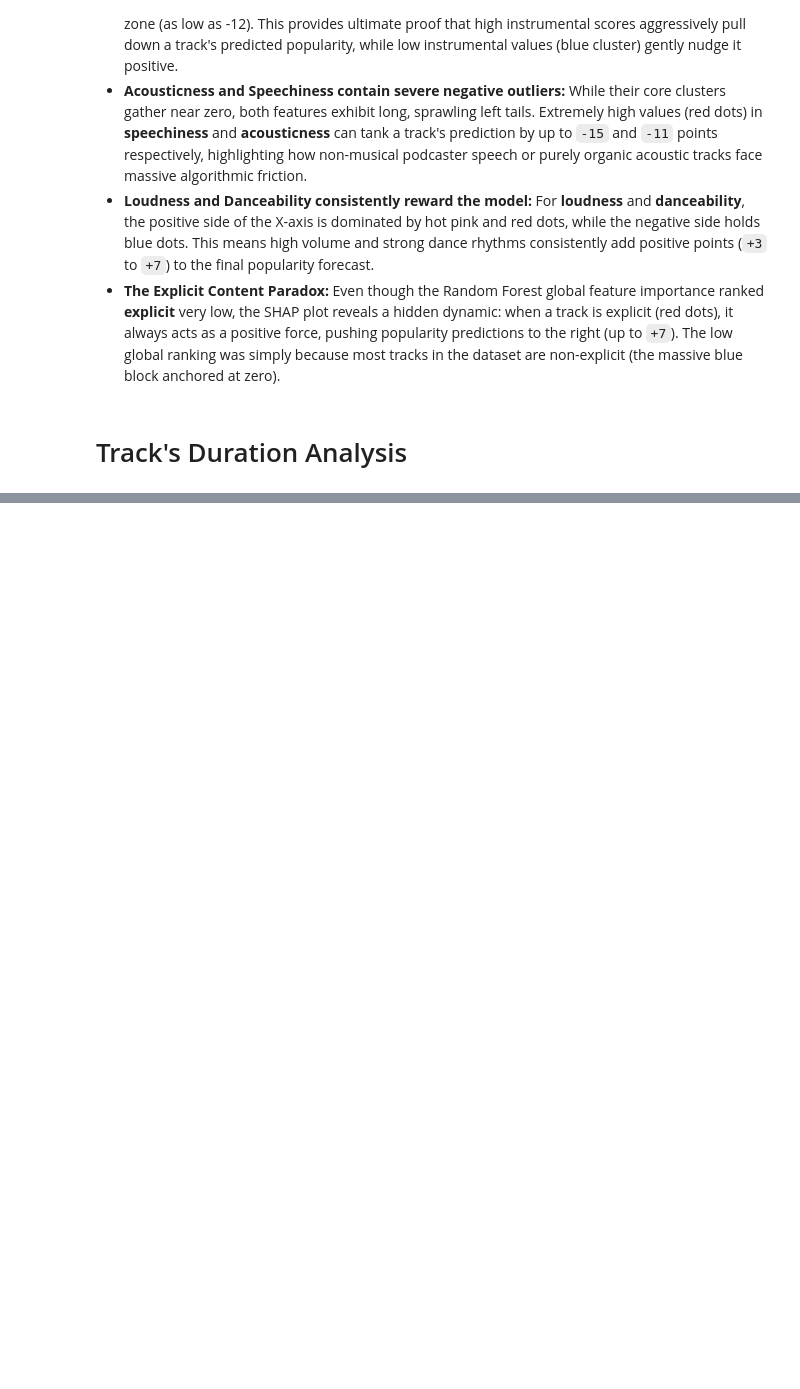
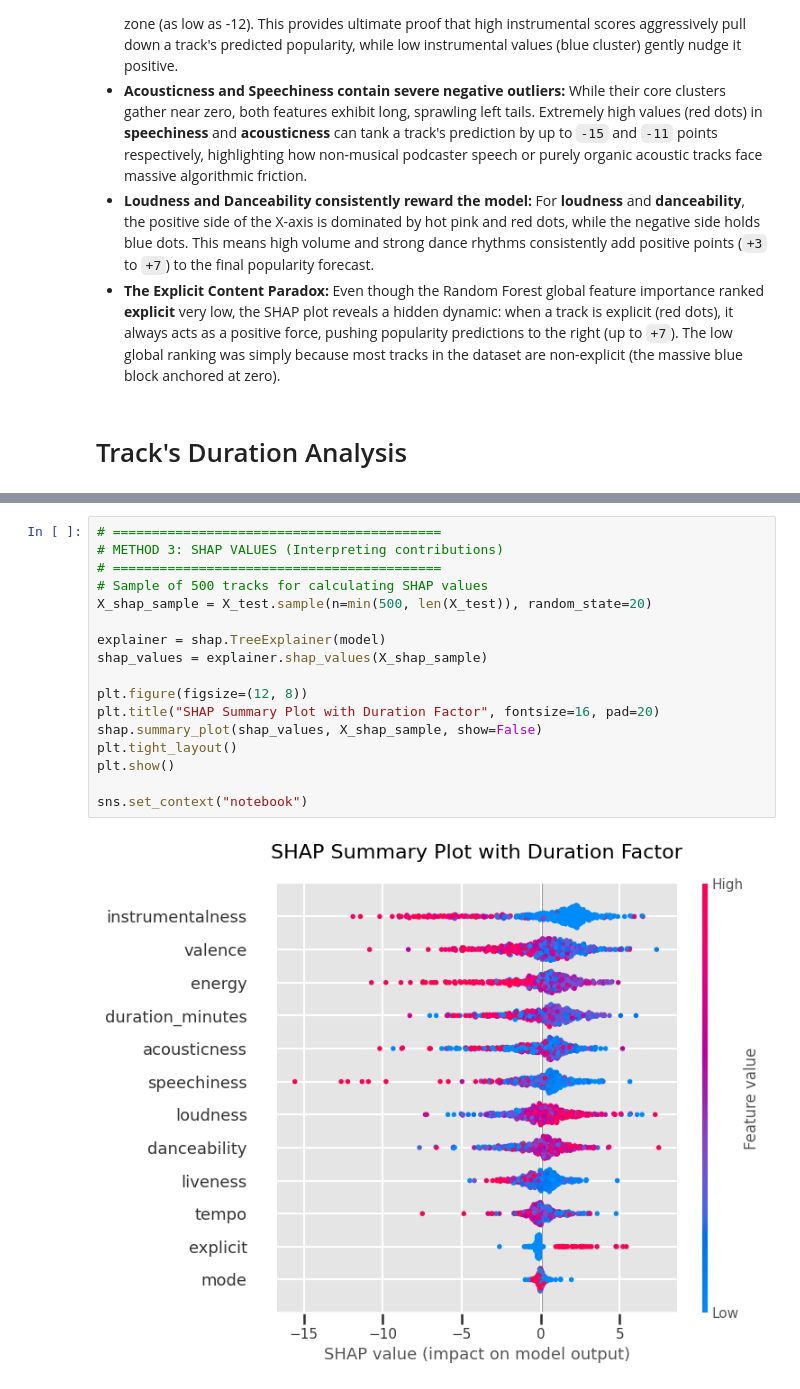
Before and after one commit to f55desu/spotify-recomendation, a Jupyter notebook: Exploratory Data Analysis.ipynb, the cells around one changed output, grey strips where cells are left out. Drawn from its saved outputs; the diff is of its cells as text; blank space fills up the shorter version.

```diff
--- a/Exploratory Data Analysis.ipynb
+++ b/Exploratory Data Analysis.ipynb
@@ -804,0 +940,19 @@ Index(['track_id', 'artists', 'album_name', 'track_name', 'popularity',
+# %%
+# ==========================================
+# METHOD 3: SHAP VALUES (Interpreting contributions)
+# ==========================================
+# Sample of 500 tracks for calculating SHAP values
+X_shap_sample = X_test.sample(n=min(500, len(X_test)), random_state=20)
+
+explainer = shap.TreeExplainer(model)
+shap_values = explainer.shap_values(X_shap_sample)
+
+plt.figure(figsize=(12, 8))
+plt.title("SHAP Summary Plot with Duration Factor", fontsize=16, pad=20)
+shap.summary_plot(shap_values, X_shap_sample, show=False)
+plt.tight_layout()
+plt.show()
+
+sns.set_context("notebook")
+# %% [output]
+[figure, added]
```
Also changed, not shown: parts of 14 cells of this notebook.
